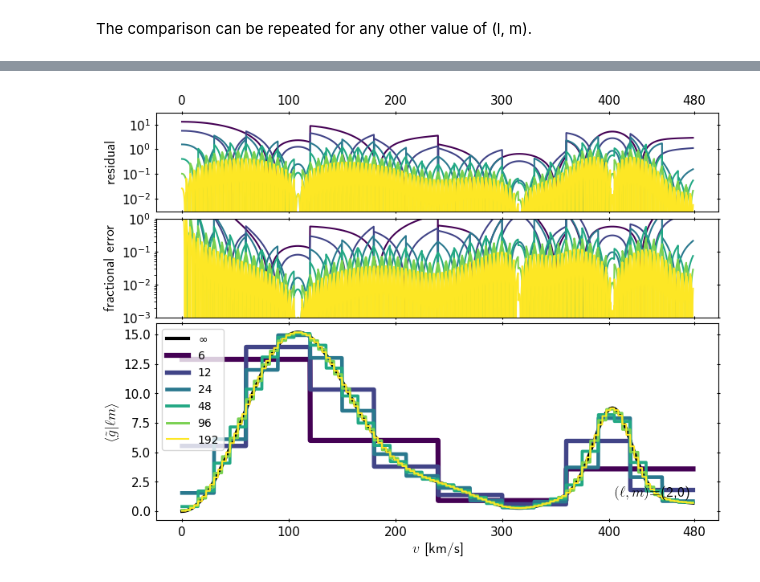
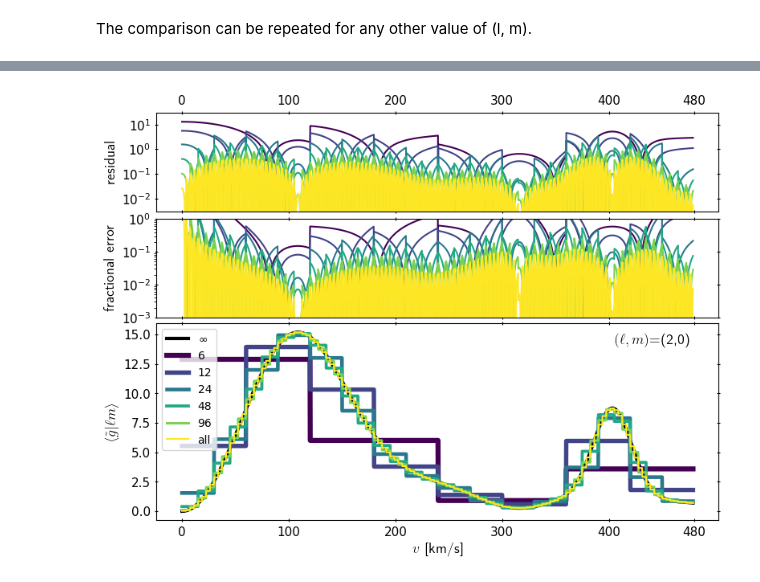
Before and after one commit to blillard/vsdm, a Jupyter notebook: tools/Plots_Radial.ipynb, the cells around one changed output, grey strips where cells are left out. Drawn from its saved outputs; the diff is of its cells as text; code cells hidden in the pictures.

```diff
--- a/tools/Plots_Radial.ipynb
+++ b/tools/Plots_Radial.ipynb
@@ -149,7 +118,7 @@ gvec_list_4 = gaussian_stream_sum(gi, vWsph_i, sigma_i)
 
 VMAX = 960.*km_s # Global value for v0=vMax for wavelets
 basisV = dict(u0=VMAX, type='wavelet', uMax=VMAX)
-gXmodel_4 = vsdm.GBasis(basisV, gvec_list_4)
+gXmodel_4 = vsdm.Gnli(basisV, gvec_list_4)
 gXmodel = gX_to_tgX(gXmodel_4, VMAX)
 gvec_tilde_4 = gXmodel.gvec_list
 # %%
@@ -177,11 +146,12 @@ epsilon = 1e-6
 integ_params = dict(method='gquad', verbose=True, rtol_f=epsilon)
 
 """Read from csv..."""
-wave4 = vsdm.ExtrapolateF(basisV, gXmodel, integ_params, f_type='gX')
+wave4 = vsdm.WaveletFnlm(basisV, gXmodel, integ_params, f_type='gX', use_gvar=False)
 wave4.importFnlm_csv('demo/'+csvname+'.csv')
-print('nCoeffs = {}'.format(len(wave4.getNLMlist())))
+print('nCoeffs = {}'.format(len(wave4.f_nlm.keys())))
 print('is_gaussian: ', wave4.is_gaussian)
 #
+wave4.makeInterpolator()
 # %% [output]
 nCoeffs = 350464
 is_gaussian:  True
@@ -328,7 +311,7 @@ fig.show()
 flm_u = np.array([gsum_lm(gvec_tilde_4, ell1, m1, u) for u in ur])
 
 # coefficients <gX|nlm>, for list of n=0,1,...,nMax.
-f_lm_n = [wave4.f_nlm[(n, ell1, m1)].mean
+f_lm_n = [wave4.f_nlm[(n, ell1, m1)]
           for n in range(wave4.nMax+1)]
 
 # interpolator objects, using the first (6, 12, etc.) coefficients in n:
@@ -440,4 +423,8 @@ plt.show()
 # %%
+"""
+    Overwrites previously saved (l, m) version of gLMr[nCoeffs]:
+"""
+
 gLMr = {}
 gLMr[6] = np.array([projLM_r(wave4, [i for i in range(6)], ell2, m2, u) for u in ur2])
 gLMr[12] = np.array([projLM_r(wave4, [i for i in range(12)], ell2, m2, u) for u in ur2])
@@ -445,8 +432,10 @@ gLMr[24] = np.array([projLM_r(wave4, [i for i in range(24)], ell2, m2, u) for u
 gLMr[48] = np.array([projLM_r(wave4, [i for i in range(48)], ell2, m2, u) for u in ur2])
 gLMr[96] = np.array([projLM_r(wave4, [i for i in range(96)], ell2, m2, u) for u in ur2])
 gLMr[192] = np.array([projLM_r(wave4, [i for i in range(192)], ell2, m2, u) for u in ur2])
+gLMr['all'] = np.array([projLM_r(wave4, [], ell2, m2, u) for u in ur2])
 #
-wlist = [6, 12, 24, 48, 96, 192]
+# wlist = [6, 12, 24, 48, 96, 192]
+wlist = [6, 12, 24, 48, 96, 'all']
 interval = np.linspace(0, 1, len(wlist))
 # %%
 # colors = [plt.cm.viridis(1-x) for x in interval]
@@ -471,8 +460,8 @@ for i in range(len(wlist)):
 ax.tick_params(axis='both', labelsize=11, direction='inout',
                right=True, top=True)
 labeltext = r'$(\ell, m)$=' + '({},{})'.format(ell2,m2)
-ax.text(0.95, 0.1, labeltext, horizontalalignment='right',
-        verticalalignment='bottom', fontsize=13,
+ax.text(0.95, 0.95, labeltext, horizontalalignment='right',
+        verticalalignment='top', fontsize=13,
         transform=ax.transAxes, usetex=True)
 ax.legend(loc='upper left')
 
@@ -510,31 +499,31 @@ ax4 = fig.add_axes([0,1.57,1,0.5], xscale='linear', yscale='log')
 ax4.set_xticks(xtix)
 ax4.set_yticks([1e-2, 1e-1, 1, 10])
 for i in range(len(wlist)):
     ax4.plot(ur2/km_s, gLMr[wlist[i]]-g4_lm, label=str(wlist[i]),
              color=colors[i], linewidth=(1.5))
     ax4.plot(ur2/km_s, g4_lm-gLMr[wlist[i]], label=str(wlist[i]),
              color=colors[i], linewidth=(1.5))
 ax4.set_ylim([3e-3, 30])
 ax4.tick_params(axis='both', labelsize=11, direction='inout',
                 right=True, top=True,
                 labelbottom=False, labeltop=True)
 ax4.set_ylabel('residual', fontsize=13, usetex=True)
 
 # ax4 = fig.add_axes([0,1.57,1,0.5], xscale='linear', yscale='linear')
 # ax4.set_xticks(xtix)
 # for i in range(len(wlist)):
 #     ax4.plot(ur2/km_s, gLMr[wlist[i]]-g4_lm, label=str(wlist[i]),
 #              color=colors[i], linewidth=(1.5))
 # #     ax4.plot(ur2/km_s, g4_lm-gLMr[wlist[i]], label=str(wlist[i]),
 # #              color=colors[i], linewidth=(1.5))
 # ax4.set_ylim([-1, 1])
 # ax4.tick_params(axis='both', labelsize=11, direction='inout',
 #                 right=True, top=True,
 #                 labelbottom=False, labeltop=True)
 # ax4.set_ylabel('residual', fontsize=13, usetex=True)
 
 fig.show()
 
 #
 # %% [output]
-[figure, old version]
+[figure, new version]
```
Also changed, not shown: parts of 9 cells of this notebook, 11 other files.
